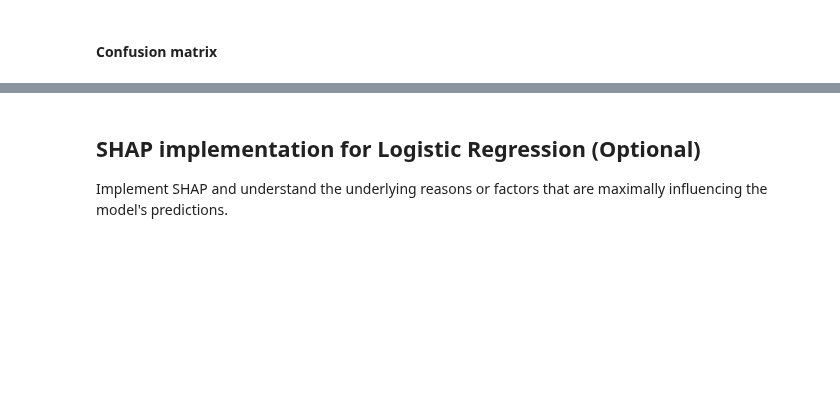
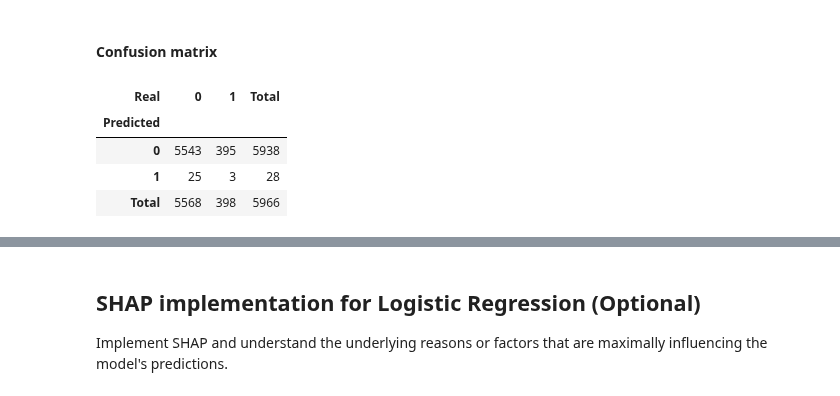
Before and after one commit to rajiv-ranjan/cds-mini-projects, a Jupyter notebook: m2/mini-project-2/project/M3_NB_MiniProject_2_Credit_risk_modelling_Logistic_Regression.ipynb, the cells around one changed output, grey strips where cells are left out. Drawn from its saved outputs; the diff is of its cells as text; code cells hidden in the pictures; blank space fills up the shorter version.

```diff
--- a/m2/mini-project-2/project/M3_NB_MiniProject_2_Credit_risk_modelling_Logistic_Regression.ipynb
+++ b/m2/mini-project-2/project/M3_NB_MiniProject_2_Credit_risk_modelling_Logistic_Regression.ipynb
@@ -528,3 +616,24 @@ factor, offset
 #### Confusion matrix
 # %%
 # YOUR CODE HERE
+
+# I have used this YouTube video to understand the Pandas Crosstab function.
+# https://www.youtube.com/watch?v=TIG3T-I7s04
+
+# Create confusion matrices using pandas crosstab for no weighted model
+conf_matrix_no_weights = pd.crosstab(
+    index=pd.Series(y_pred_no_weights),
+    columns=y_test,
+    rownames=["Predicted"],
+    colnames=["Real"],
+    margins=True,
+    margins_name="Total",
+)
+
+conf_matrix_no_weights
+# %% [output]
+| Real | 0 | 1 | Total |
+| Predicted |  |  |  |
+| 0 | 5543 | 395 | 5938 |
+| 1 | 25 | 3 | 28 |
+| Total | 5568 | 398 | 5966 |
```
Also changed, not shown: parts of 35 cells of this notebook.
